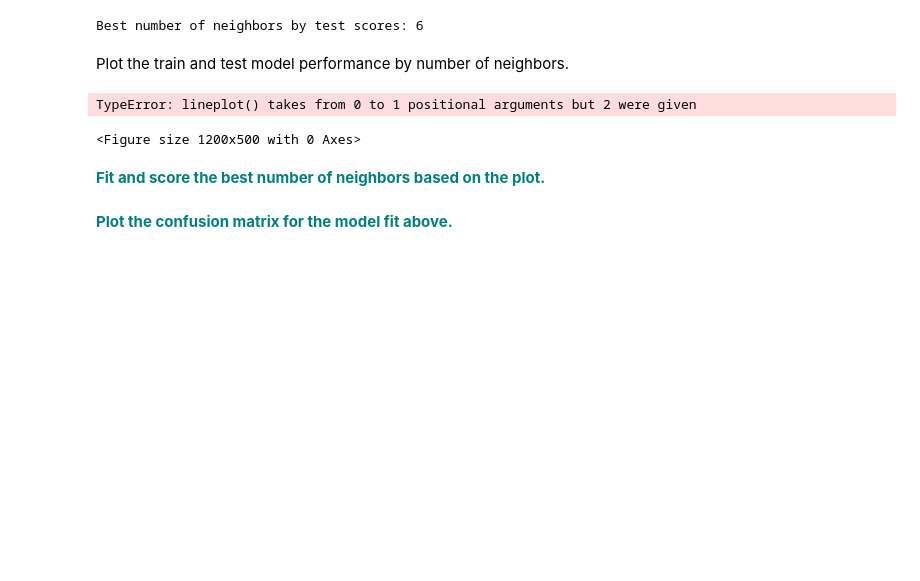
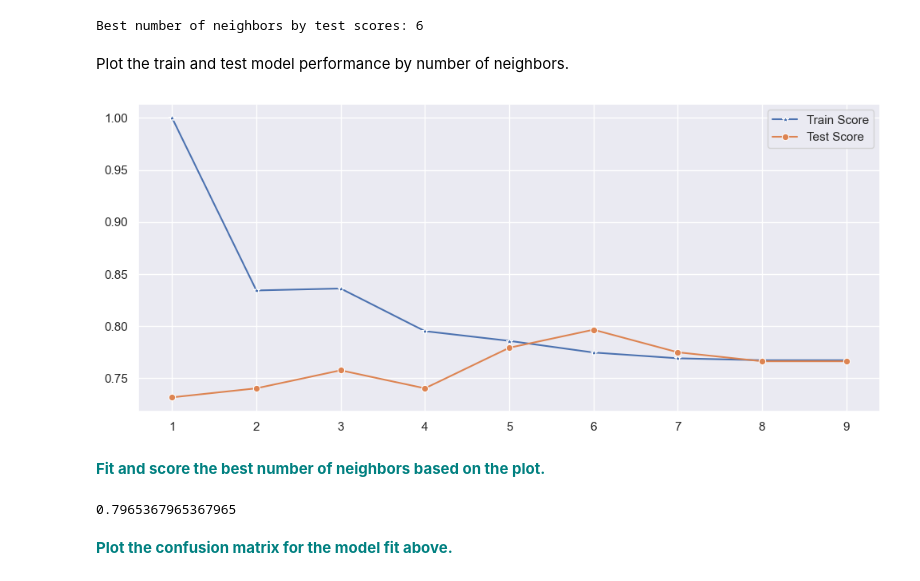
Before and after one commit to amoutafian/Grid_search_KNN, a Jupyter notebook: GridSearchKNN_Case_Study.ipynb, the cells around one changed output. Saved outputs shown, nothing was run; the diff lists cells and outputs as text; code cells hidden in the pictures; blank space fills up the shorter version.

```diff
--- a/GridSearchKNN_Case_Study.ipynb
+++ b/GridSearchKNN_Case_Study.ipynb
@@ -189,13 +189,19 @@ Best number of neighbors by test scores: 6
 Plot the train and test model performance by number of neighbors.
 # %%
 plt.figure(figsize=(12,5))
-p = sns.lineplot(range(1,10),train_scores,marker='*',label='Train Score')
-p = sns.lineplot(range(1,10),test_scores,marker='o',label='Test Score')
+p = sns.lineplot(x = range(1,10), y = train_scores, marker='*', label='Train Score')
+p = sns.lineplot(x = range(1,10), y = test_scores, marker='o', label='Test Score')
 # %% [output]
-TypeError: lineplot() takes from 0 to 1 positional arguments but 2 were given
-<Figure size 1200x500 with 0 Axes>
+[figure, added]
 # %% [markdown]
 **<font color='teal'> Fit and score the best number of neighbors based on the plot. </font>**
+# %%
+knn = KNeighborsClassifier(n_neighbors = 6)
+knn.fit(X_train,y_train)
+
+knn.score(X_test,y_test)
+# %% [output]
+0.7965367965367965
 # %%
 from sklearn.metrics import confusion_matrix
 y_pred = knn.predict(X_test)
```
Also changed, not shown: parts of 1 cell of this notebook.
